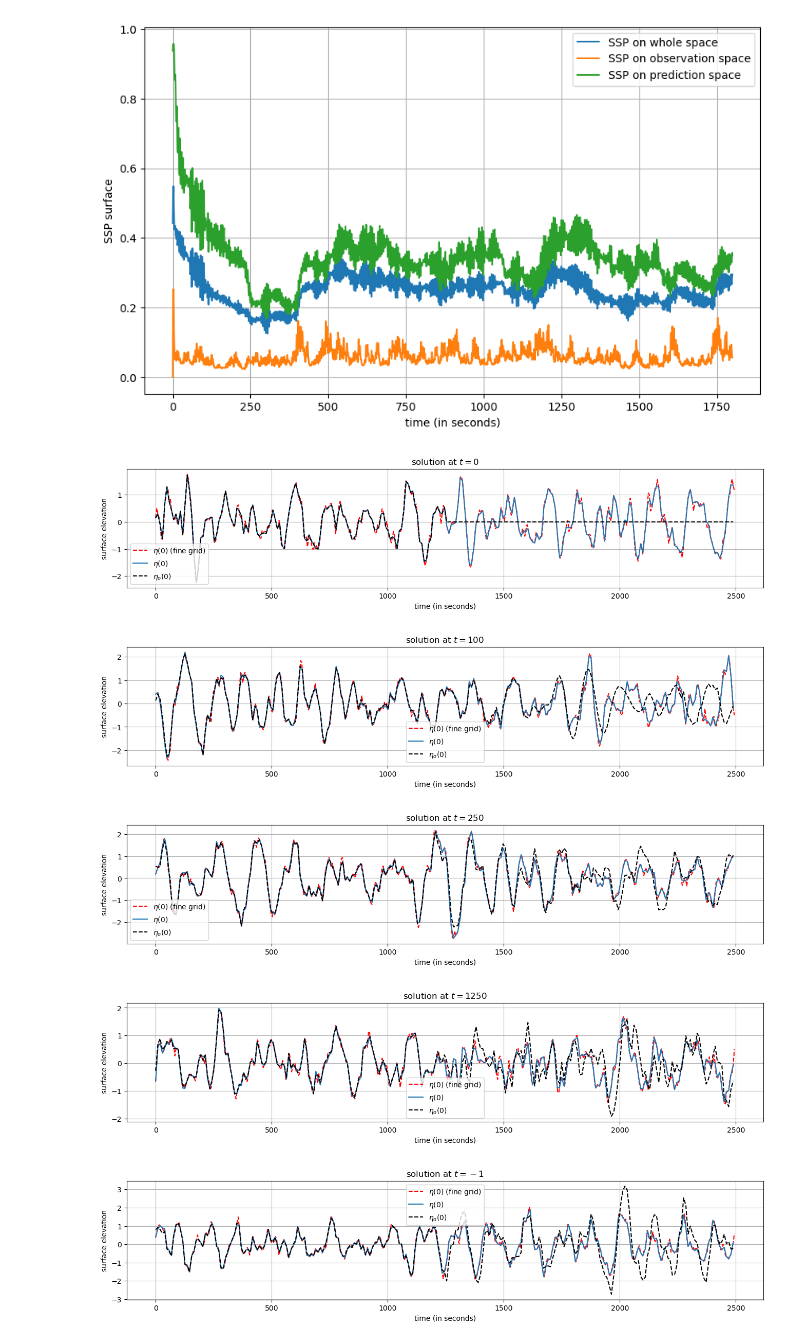
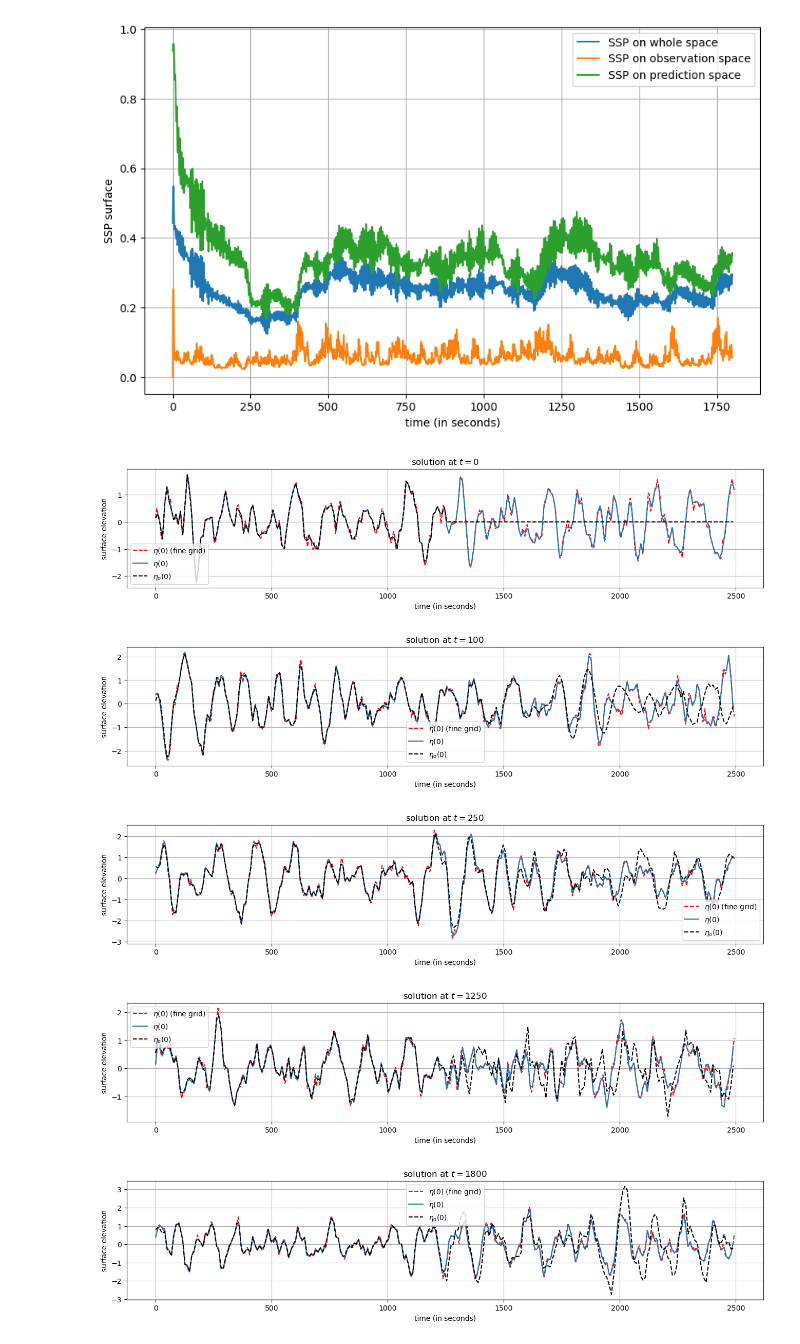
Before and after one commit to lucas-perrin/Nicolas_Hambourg, a Jupyter notebook: jonswap.ipynb, the cells around one changed output. Saved outputs shown, nothing was run; the diff lists cells and outputs as text; code cells hidden in the pictures.

Commit message:
update avec tous les tests corrects, et tous les derniers resultats

```diff
--- a/jonswap.ipynb
+++ b/jonswap.ipynb
@@ -352,7 +519,7 @@ y0_obs = np.zeros(Nx_obs*2)
 # %%
 # SOLVER
 
-Tend = 60
+Tend = 60*30
 tspace = np.linspace(0,Tend,Tend+1)
 
 sol_obs = odeint(func_obs, y0_obs, tspace)
@@ -402,10 +579,11 @@ plt.legend()
 # %%
 # plot et sauvegarde les snapshots
 
-timeshots_wanted = [0,1,5,30]
+timeshots_wanted = [0,1,5,900,1800]
 
 for i,timeshot in enumerate(timeshots_wanted):
     plt.figure(figsize=(16, 3))
+    plt.plot(xspace[:Nx//8],eta_func(xspace[:Nx//8],tspace[timeshot]),'r--',label='$\eta(0)$ (fine grid)')
     plt.plot(xspace_obs,eta_func(xspace_obs,tspace[timeshot]),label=f'$\eta(0)$')
     plt.plot(xspace_obs,sol_obs[timeshot,:][Nx_obs:],'k--',label=f'$\eta_o(0)$')
     plt.xlabel('time (in seconds)')
@@ -414,4 +592,4 @@ for i,timeshot in enumerate(timeshots_wanted):
     plt.title(f'solution at $t = {timeshot}$')
     plt.grid()
 
-    #plt.savefig(f'results/test_2/t2_snapshot_t{str(timeshot)}')
+    plt.savefig(f'results/test_3/t3_snapshot_t{str(timeshot)}',bbox_inches='tight')
@@ -423,7 +605,7 @@ for i,timeshot in enumerate(timeshots_wanted):
 # Definitions des parametres (taille du domaine observe, grille)
 
 Lx_obs = 8*l_p*2
-Nx_obs = 128*2+1
+Nx_obs = 128*2
 dx_obs = Lx_obs/(Nx_obs)
 xspace_obs = np.linspace(0,Lx_obs-dx_obs,Nx_obs).reshape((Nx_obs,))
 # %%
@@ -495,7 +680,7 @@ y0_obs = g(0)
 # SOLVER
 
 Tend = 60*30
-tspace = np.linspace(0,Tend,Tend)
+tspace = np.linspace(0,Tend,Tend+1)
 
 sol_obs = odeint(func_obs, y0_obs, tspace)
 #sol = odeint(func_model, y0, tspace)
@@ -564,23 +749,23 @@ plt.savefig('results/test_4/t4_ssp.png')
 # %%
 # plot et sauvegarde les snapshots
 
-timeshots_wanted = [0,100,250,1250,-1]
+timeshots_wanted = [0,100,250,1250,1800]
 
 for i,timeshot in enumerate(timeshots_wanted):
     plt.figure(figsize=(16, 3))
     plt.plot(xspace[:Nx//4],eta_func(xspace[:Nx//4],tspace[timeshot]),'r--',label='$\eta(0)$ (fine grid)')
     plt.plot(xspace_obs,eta_func(xspace_obs,tspace[timeshot]),label=f'$\eta(0)$')
     plt.plot(xspace_obs,sol_obs[timeshot,:][Nx_obs:],'k--',label=f'$\eta_o(0)$')
     plt.xlabel('time (in seconds)')
     plt.ylabel('surface elevation')
     plt.legend()
     plt.title(f'solution at $t = {timeshot}$')
     plt.grid()
 
-    plt.savefig(f'results/test_4/t4_snapshot_t{str(timeshot)}')
+    plt.savefig(f'results/test_4/t4_snapshot_t{str(timeshot)}',bbox_inches='tight')
 # %% [output]
 [figure]
 [figure]
-[figure, old version]
+[figure, new version]
-[figure, old version]
+[figure, new version]
 [figure]
```
Also changed, not shown: parts of 32 cells of this notebook, 19 other files.
